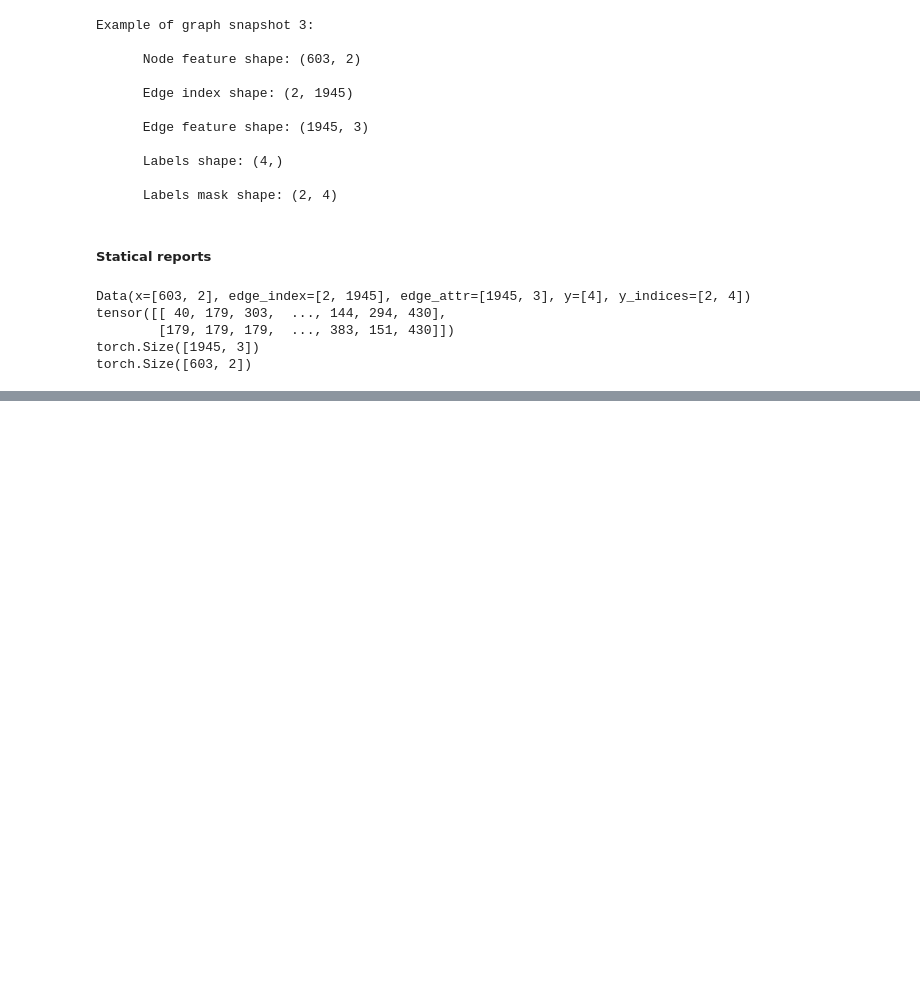
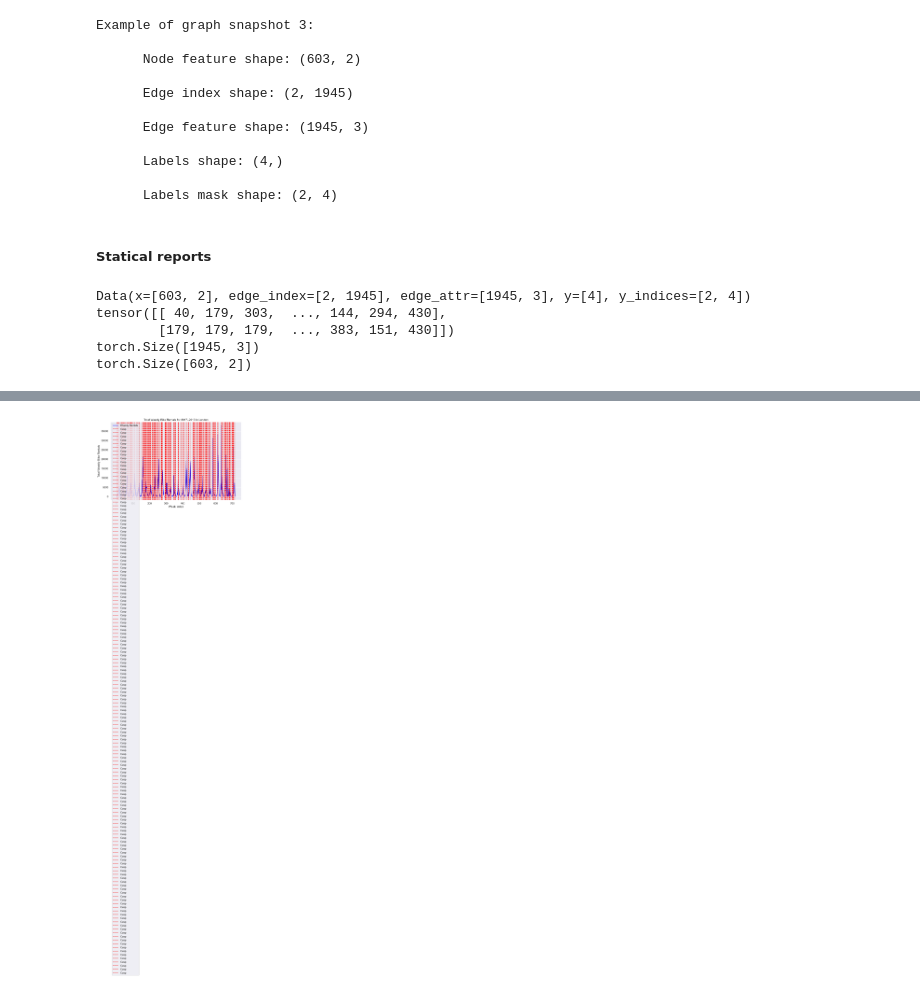
Before and after one commit to ehsanhosseini1380/torch_geometric_temporal, a Jupyter notebook: Src/divvybikes.ipynb, the cells around one changed output, grey strips where cells are left out. Saved outputs shown, nothing was run; the diff lists cells and outputs as text; code cells hidden in the pictures; blank space fills up the shorter version.

Commit message:
secound plot

```diff
--- a/Src/divvybikes.ipynb
+++ b/Src/divvybikes.ipynb
@@ -266,0 +266,25 @@ plt.show()
+# %%
+import matplotlib.pyplot as plt
+
+plt.figure(figsize=(10, 6))
+plt.plot(weekly_departures_arrivals, color='blue', label='Weekly Rentals')
+plt.xlabel('Week Index')
+plt.ylabel('Total Weekly Bike Rentals')
+plt.title('Total Weekly Bike Rentals for 2017–2019 in London')
+plt.grid(True)
+
+# Identify cusps in the data and highlight them
+# A cusp is defined as a point where the value is significantly higher than its neighbors
+cusps = []
+for i in range(1, len(weekly_departures_arrivals) - 1):
+    if weekly_departures_arrivals[i] > weekly_departures_arrivals[i-1] and weekly_departures_arrivals[i] > weekly_departures_arrivals[i+1]:
+        cusps.append(i)
+
+if cusps:
+    for cusp in cusps:
+        plt.axvline(x=cusp, color='red', linestyle='--', label='Cusp')
+
+plt.legend()
+plt.show()
+# %% [output]
+[figure, added]
```
Also changed, not shown: parts of 1 cell of this notebook.
